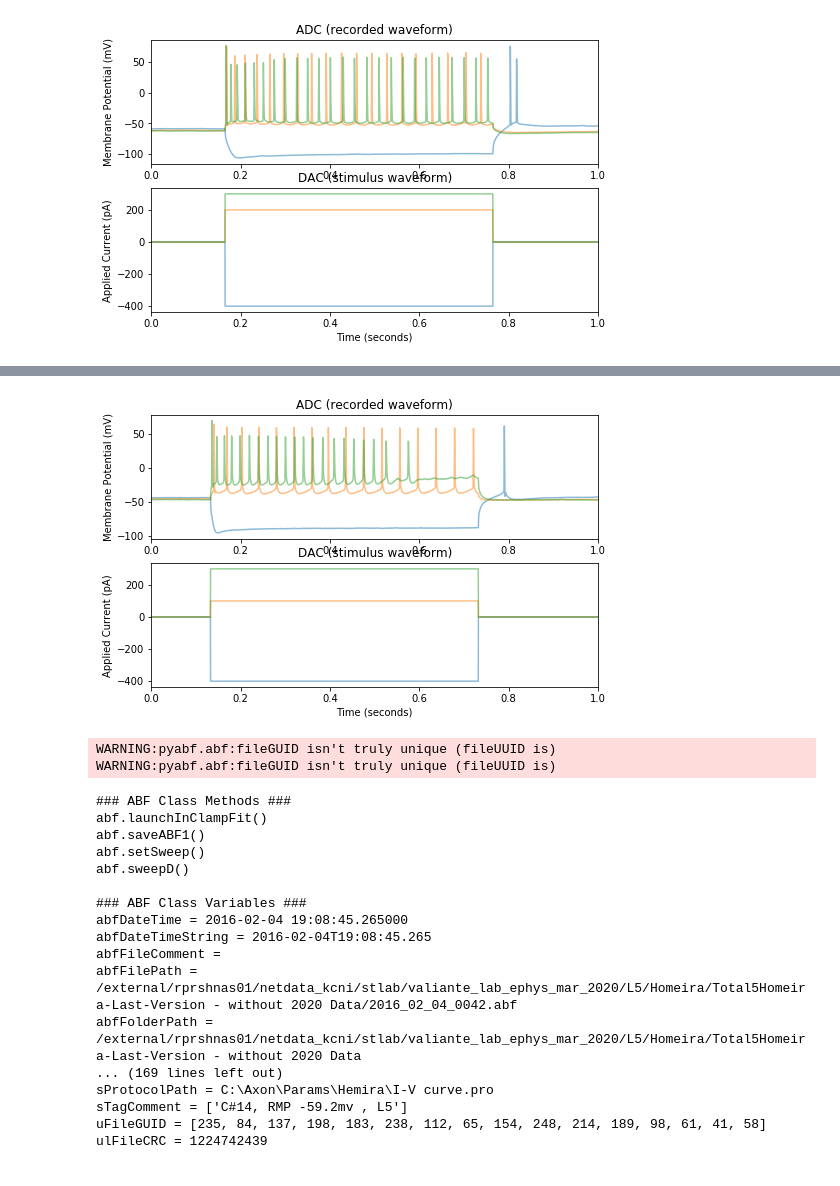
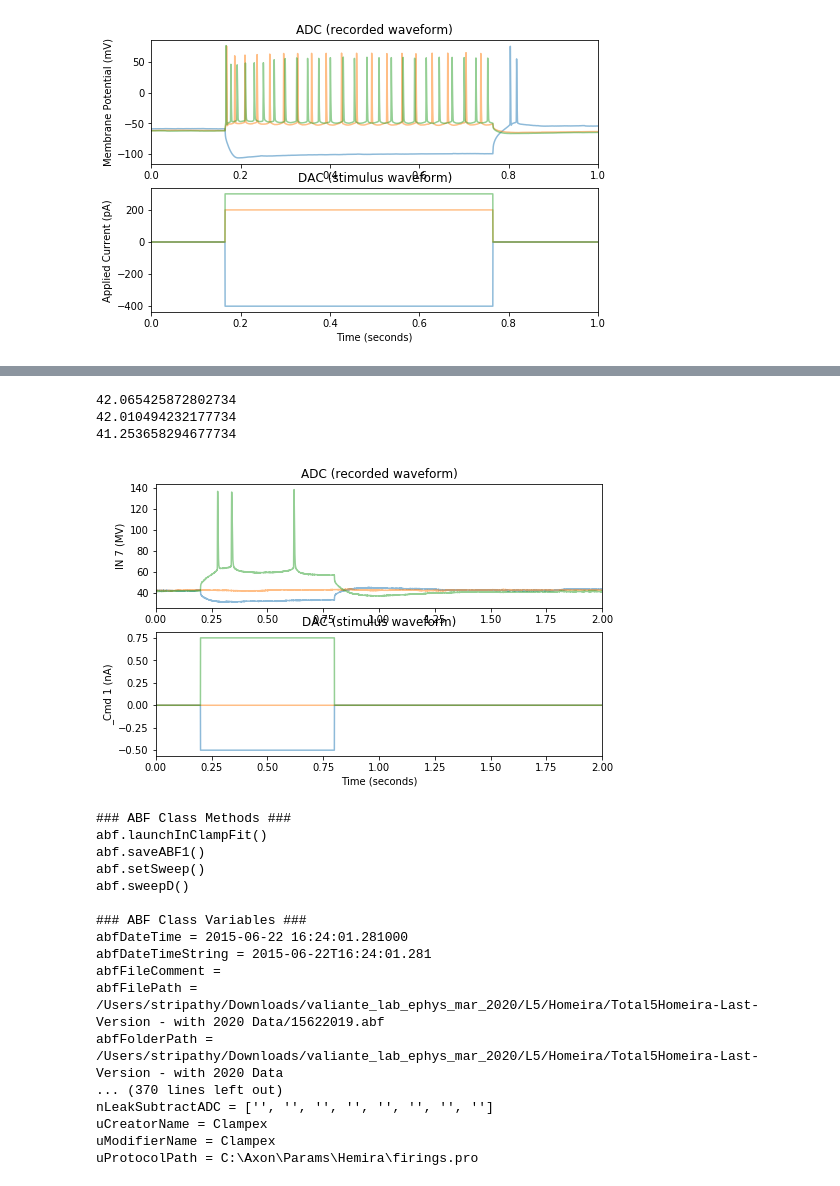
Before and after one commit to stripathy/valiante_ih, a Jupyter notebook: ephys_scratch.ipynb, the cells around one changed output, grey strips where cells are left out. Cells and saved outputs as stored; diff of their text form; code cells hidden in the pictures.

```diff
--- a/ephys_scratch.ipynb
+++ b/ephys_scratch.ipynb
@@ -91,9 +91,10 @@ plt.show()
 # %% [output]
 [figure]
 # %%
-file_base_path = '/external/rprshnas01/netdata_kcni/stlab/valiante_lab_ephys_mar_2020/L5/Homeira/Total5Homeira-Last-Version - without 2020 Data/'
+file_base_base_path = '/Users/stripathy/Downloads/'
+file_base_path = 'valiante_lab_ephys_mar_2020/L5/Homeira/Total5Homeira-Last-Version - with 2020 Data/'
 curr_file = '2016_02_04_0042.abf'
-fn = file_base_path + curr_file
+fn = file_base_base_path + file_base_path + curr_file
 # 2016_02_04_0042.abf - example from cluster 4 - burst firing
 # 13d02049.abf - example from cluster 1
 
@@ -134,9 +135,8 @@ plt.show()
 [figure]
 # %%
 # example from cluster 1 - regular spiking
-file_base_path = '/external/rprshnas01/netdata_kcni/stlab/valiante_lab_ephys_mar_2020/L5/Homeira/Total5Homeira-Last-Version - without 2020 Data/'
 curr_file = '13d02049.abf'
-fn = file_base_path + curr_file
+fn = file_base_base_path + file_base_path + curr_file
 
 # 13d02049.abf - example from cluster 1
 
@@ -176,9 +176,8 @@ plt.show()
 [figure]
 # %%
 # example from cluster 2 - seems very similar to burst firing cluster
-file_base_path = '/external/rprshnas01/netdata_kcni/stlab/valiante_lab_ephys_mar_2020/L5/Homeira/Total5Homeira-Last-Version - without 2020 Data/'
 curr_file = '15o08032.abf'
-fn = file_base_path + curr_file
+fn = file_base_base_path + file_base_path + curr_file
 # 2016_02_04_0042.abf - example from cluster 4 - burst firing
 # 13d02049.abf - example from cluster 1
 
@@ -191,7 +190,7 @@ response_gain = 20
 stim_end = 2
 
 sweep_num = 0
-sweep_plot_list = [2, 10, 16]
+sweep_plot_list = [0, 10, 16]
 fig = plt.figure(figsize=(8, 5))
 
 for i in sweep_plot_list:
@@ -220,66 +272,68 @@ plt.show()
 # %%
-# example from cluster 3
-file_base_path = '/external/rprshnas01/netdata_kcni/stlab/valiante_lab_ephys_mar_2020/L5/Homeira/Total5Homeira-Last-Version - without 2020 Data/'
-curr_file = '13n21007.abf'
+# example test block
 
-fn = file_base_path + curr_file
+curr_file = '15622019.abf'
+
+fn = file_base_base_path + file_base_path + curr_file
 # 2016_02_04_0042.abf - example from cluster 4 - burst firing
 # 13d02049.abf - example from cluster 1
 
 abf = pyabf.ABF(fn)
-stim_channel_num = 0
+stim_channel_num = 1
 response_chan_num = 0
-stim_gain = 1000
-response_gain = 40
+stim_gain = 1
+response_gain = 1
 
-stim_end = 1
+stim_end = 2
 
 sweep_num = 0
-sweep_plot_list = [0, 10, 14]
+sweep_plot_list = [0, 10, 25]
 fig = plt.figure(figsize=(8, 5))
 
 for i in sweep_plot_list:
     sweep_num = i
     abf.setSweep(sweep_num, channel=response_chan_num)
     # plot the ADC (voltage recording)
     ax1 = fig.add_subplot(211)
     ax1.set_title("ADC (recorded waveform)")
     ax1.plot(abf.sweepX, abf.sweepY*response_gain, alpha = .5)
+    print(abf.sweepY[0] * response_gain)
 
     # plot the DAC (clamp current)
     ax2 = fig.add_subplot(212, sharex=ax1)  # <-- this argument is new
     ax2.set_title("DAC (stimulus waveform)")
     abf.setSweep(sweep_num, channel=stim_channel_num)
     #abf.setSweep(sweep_num, channel=1)
     ax2.plot(abf.sweepX, abf.sweepC * stim_gain, alpha = .5)
 
 # decorate the plots
 ax1.set_ylabel(abf.sweepLabelY)
 ax2.set_xlabel(abf.sweepLabelX)
 ax2.set_ylabel(abf.sweepLabelC)
 ax1.axes.set_xlim(0, stim_end)  # <-- adjust axis like this
 plt.show()
 # %% [output]
+42.065425872802734
+42.010494232177734
+41.253658294677734
-[figure, old version]
+[figure, new version]
 # %%
 print(abf.headerText)
 # %% [output]
-WARNING:pyabf.abf:fileGUID isn't truly unique (fileUUID is)
-WARNING:pyabf.abf:fileGUID isn't truly unique (fileUUID is)
+### ABF Class Methods ###
+abf.launchInClampFit()
+abf.saveABF1()
+abf.setSweep()
+abf.sweepD()
+
+### ABF Class Variables ###
+abfDateTime = 2015-06-22 16:24:01.281000
+abfDateTimeString = 2015-06-22T16:24:01.281
+abfFileComment =
+abfFilePath = /Users/stripathy/Downloads/valiante_lab_ephys_mar_2020/L5/Homeira/Total5Homeira-Last-Version - with 2020 Data/15622019.abf
+abfFolderPath = /Users/stripathy/Downloads/valiante_lab_ephys_mar_2020/L5/Homeira/Total5Homeira-Last-Version - with 2020 Data
+... (370 lines left out)
+nLeakSubtractADC = ['', '', '', '', '', '', '', '']
+uCreatorName = Clampex
+uModifierName = Clampex
+uProtocolPath = C:\Axon\Params\Hemira\firings.pro
-### ABF Class Methods ###
-abf.launchInClampFit()
-abf.saveABF1()
-abf.setSweep()
-abf.sweepD()
-
-### ABF Class Variables ###
-abfDateTime = 2016-02-04 19:08:45.265000
-abfDateTimeString = 2016-02-04T19:08:45.265
-abfFileComment =
-abfFilePath = /external/rprshnas01/netdata_kcni/stlab/valiante_lab_ephys_mar_2020/L5/Homeira/Total5Homeira-Last-Version - without 2020 Data/2016_02_04_0042.abf
-abfFolderPath = /external/rprshnas01/netdata_kcni/stlab/valiante_lab_ephys_mar_2020/L5/Homeira/Total5Homeira-Last-Version - without 2020 Data
-... (169 lines left out)
-sProtocolPath = C:\Axon\Params\Hemira\I-V curve.pro
-sTagComment = ['C#14, RMP -59.2mv , L5']
-uFileGUID = [235, 84, 137, 198, 183, 238, 112, 65, 154, 248, 214, 189, 98, 61, 41, 58]
-ulFileCRC = 1224742439
```
Also changed, not shown: parts of 35 cells of this notebook, 4 other files.
